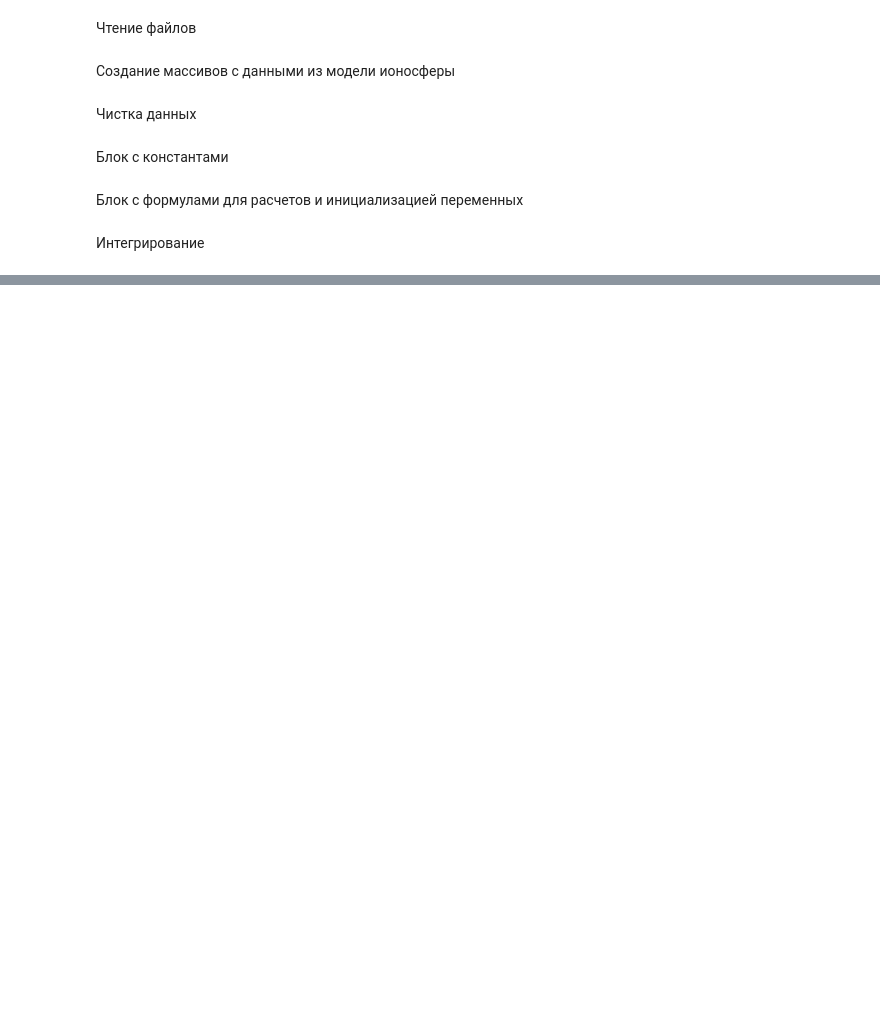
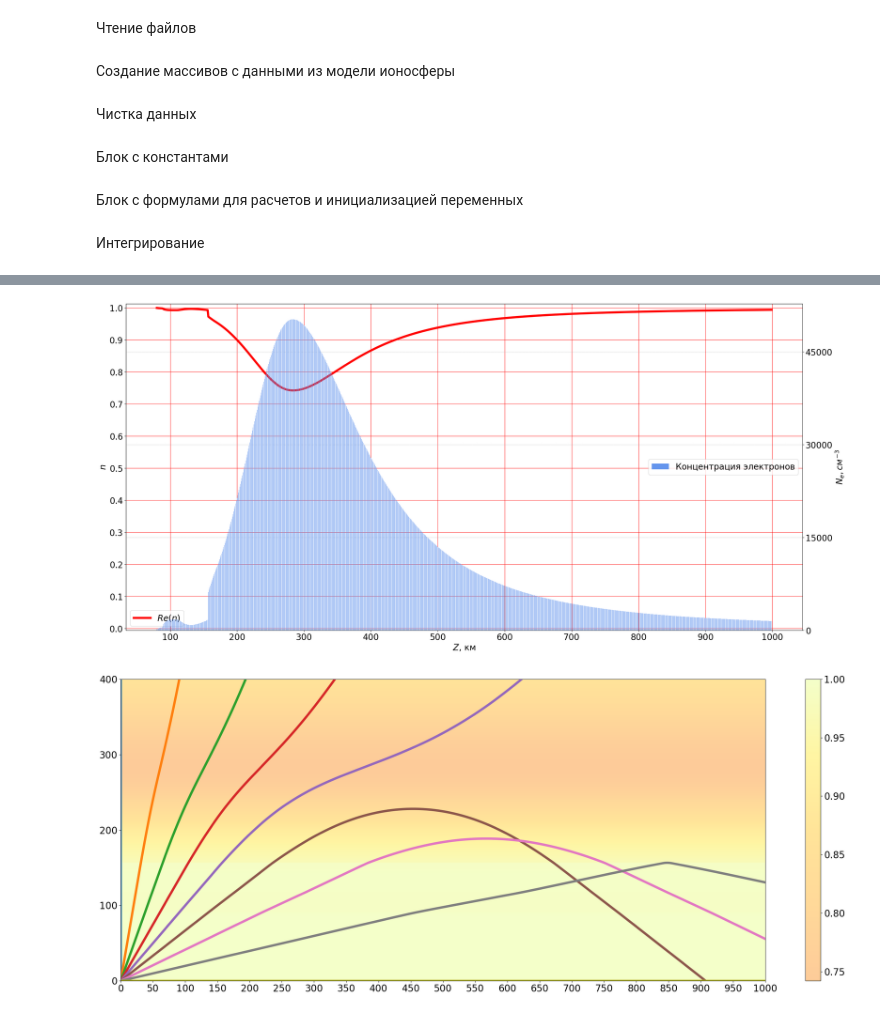
Before and after one commit to astronom-v-cube/exam_rrv, a Jupyter notebook: 5.ipynb, the cells around one changed output, grey strips where cells are left out. Saved outputs shown, nothing was run; the diff lists cells and outputs as text; code cells hidden in the pictures; blank space fills up the shorter version.

```diff
--- a/5.ipynb
+++ b/5.ipynb
@@ -248,0 +255,7 @@ exception: The truth value of an array with more than one element is ambiguous.
+# %%
+omega, omega_plasm, n_quad, n, interpol_n, n_for_graph, z, N_e, layers, freq, mode = init_var(3, 'night')
+ploting_n_distibution(n, N_e, freq=freq, mode=mode)
+calculating(np.linspace(0, pi/2, 9), freq, interpol_n, n_for_graph, layers, mode, colors = False, background = True, layers_mode = False)
+# %% [output]
+[figure, added]
+[figure, added]
```
Also changed, not shown: parts of 9 cells of this notebook, 8 other files.
